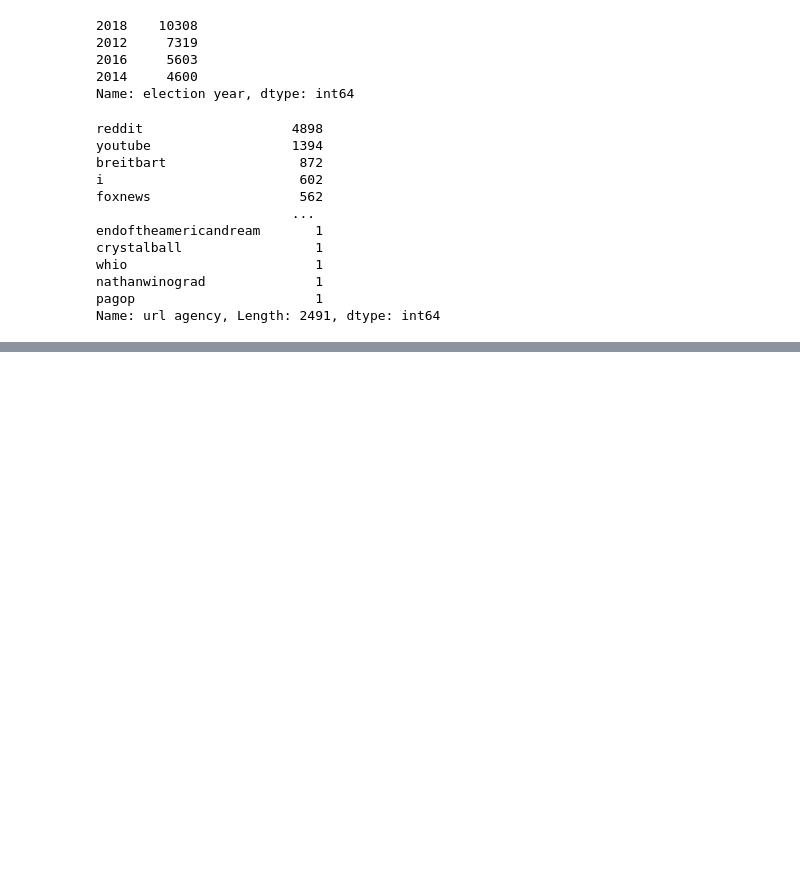
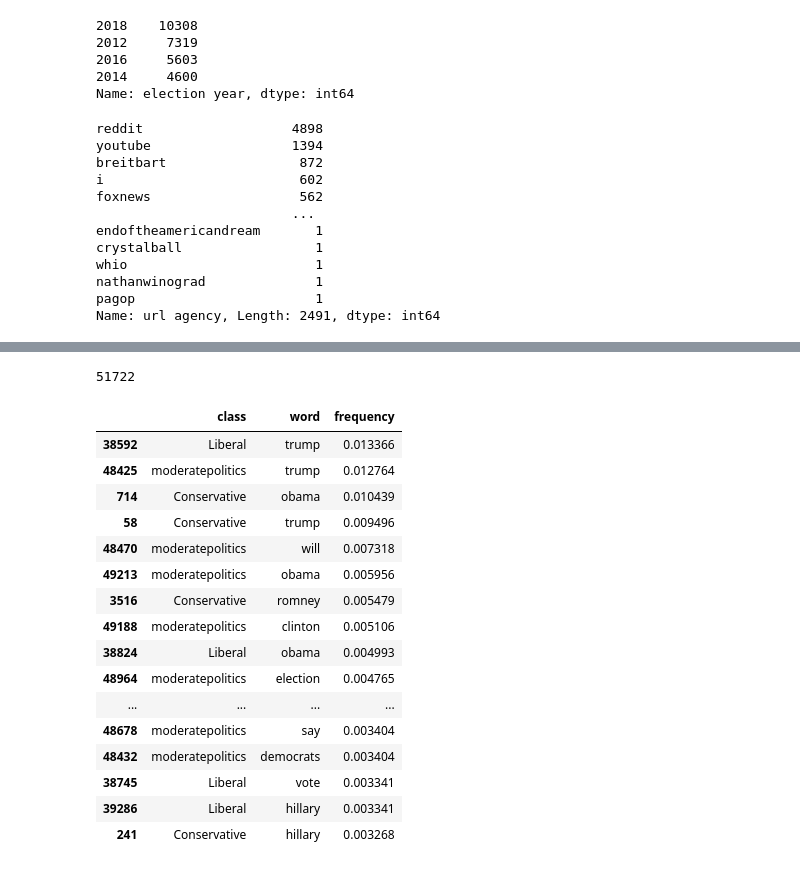
Before and after one commit to jake-w-schneider/CS109a-Group-81-Final-Project, a Jupyter notebook: API/Reddit/Reddit EDA.ipynb, the cells around one changed output, grey strips where cells are left out. Saved outputs shown, nothing was run; the diff lists cells and outputs as text; code cells hidden in the pictures; blank space fills up the shorter version.

```diff
--- a/API/Reddit/Reddit EDA.ipynb
+++ b/API/Reddit/Reddit EDA.ipynb
@@ -169,0 +201,30 @@ moderatepolitics
+# %%
+len(freq_list)
+# %% [output]
+51722
+# %%
+freq_df = pd.DataFrame({'class':class_list,
+                        "word":word_list,
+                 "frequency":freq_list})
+# %%
+freq_df_top = freq_df.sort_values(by=['frequency'],ascending=False).head(30)
+# %%
+freq_df_top
+# %% [output]
+|  | class | word | frequency |
+| 38592 | Liberal | trump | 0.013366 |
+| 48425 | moderatepolitics | trump | 0.012764 |
+| 714 | Conservative | obama | 0.010439 |
+| 58 | Conservative | trump | 0.009496 |
+| 48470 | moderatepolitics | will | 0.007318 |
+| 49213 | moderatepolitics | obama | 0.005956 |
+| 3516 | Conservative | romney | 0.005479 |
+| 49188 | moderatepolitics | clinton | 0.005106 |
+| 38824 | Liberal | obama | 0.004993 |
+| 48964 | moderatepolitics | election | 0.004765 |
+| ... | ... | ... | ... |
+| 48678 | moderatepolitics | say | 0.003404 |
+| 48432 | moderatepolitics | democrats | 0.003404 |
+| 38745 | Liberal | vote | 0.003341 |
+| 39286 | Liberal | hillary | 0.003341 |
+| 241 | Conservative | hillary | 0.003268 |
```
Also changed, not shown: parts of 7 cells of this notebook, 3 other files.
